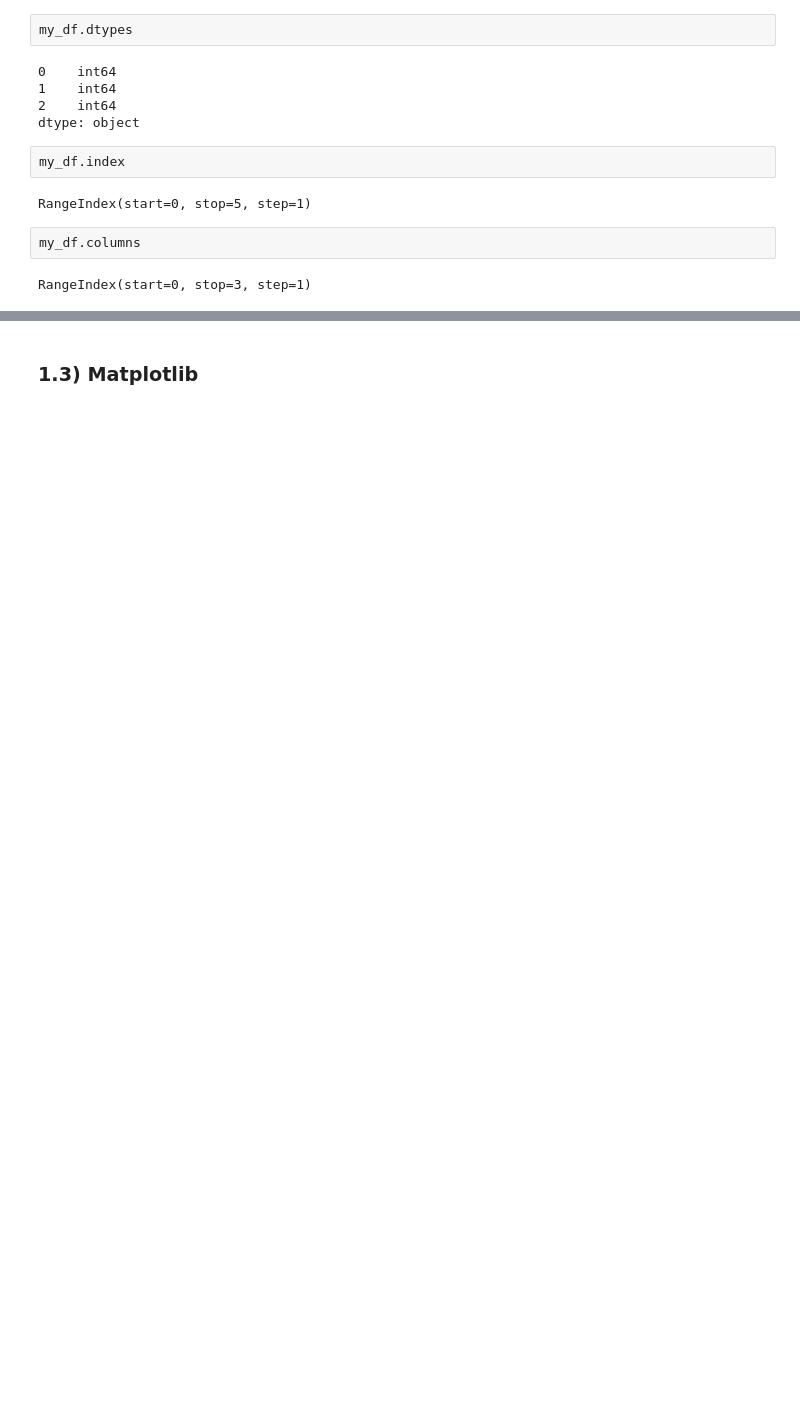
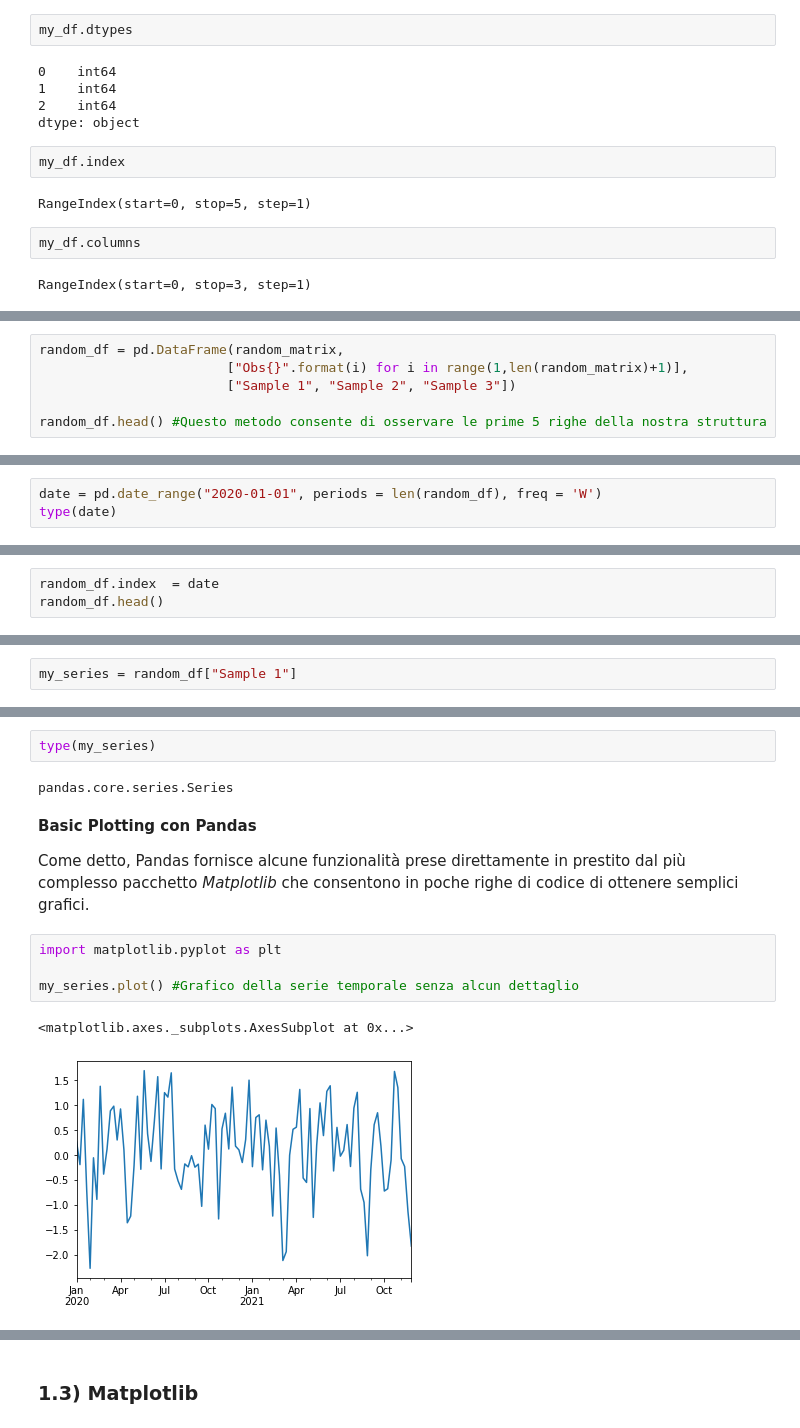
Before and after one commit to simonelucchesi/Python_room, a Jupyter notebook: Python room 2 .ipynb, the cells around one changed output, grey strips where cells are left out. Cells and saved outputs as stored; diff of their text form; blank space fills up the shorter version.

```diff
--- a/Python room 2 .ipynb
+++ b/Python room 2 .ipynb
@@ -165,0 +264,6 @@ RangeIndex(start=0, stop=3, step=1)
+# %%
+random_df = pd.DataFrame(random_matrix,
+                        ["Obs{}".format(i) for i in range(1,len(random_matrix)+1)],
+                        ["Sample 1", "Sample 2", "Sample 3"])
+
+random_df.head() #Questo metodo consente di osservare le prime 5 righe della nostra struttura
@@ -165,0 +478,3 @@ RangeIndex(start=0, stop=3, step=1)
+# %%
+date = pd.date_range("2020-01-01", periods = len(random_df), freq = 'W')
+type(date)
@@ -165,0 +485,3 @@ RangeIndex(start=0, stop=3, step=1)
+# %%
+random_df.index  = date
+random_df.head()
@@ -165,0 +506,2 @@ RangeIndex(start=0, stop=3, step=1)
+# %%
+my_series = random_df["Sample 1"]
@@ -165,0 +523,15 @@ RangeIndex(start=0, stop=3, step=1)
+# %%
+type(my_series)
+# %% [output]
+pandas.core.series.Series
+# %% [markdown]
+**Basic Plotting con Pandas**
+
+Come detto, Pandas fornisce alcune funzionalità prese direttamente in prestito dal più complesso pacchetto _Matplotlib_ che consentono in poche righe di codice di ottenere semplici grafici.
+# %%
+import matplotlib.pyplot as plt
+
+my_series.plot() #Grafico della serie temporale senza alcun dettaglio
+# %% [output]
+<matplotlib.axes._subplots.AxesSubplot at 0x...>
+[figure, added]
```
Also changed, not shown: parts of 120 cells of this notebook.
